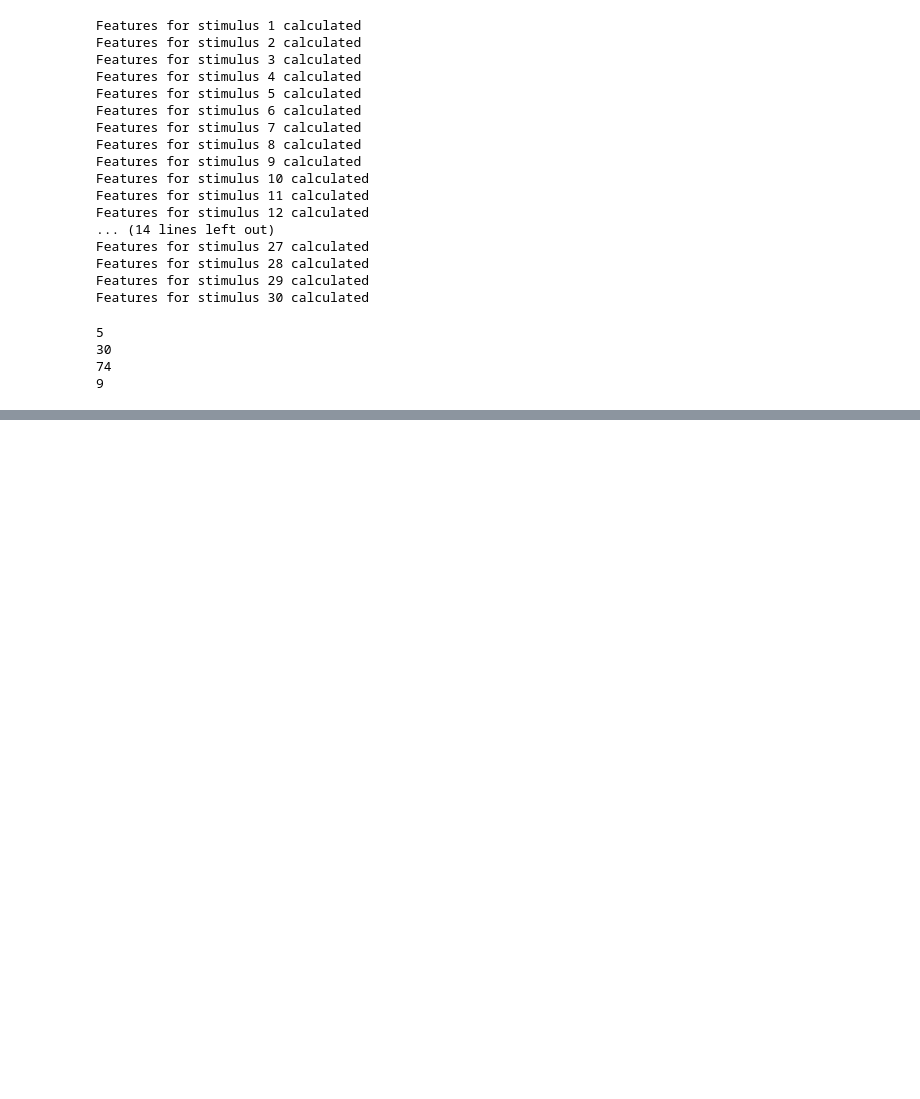
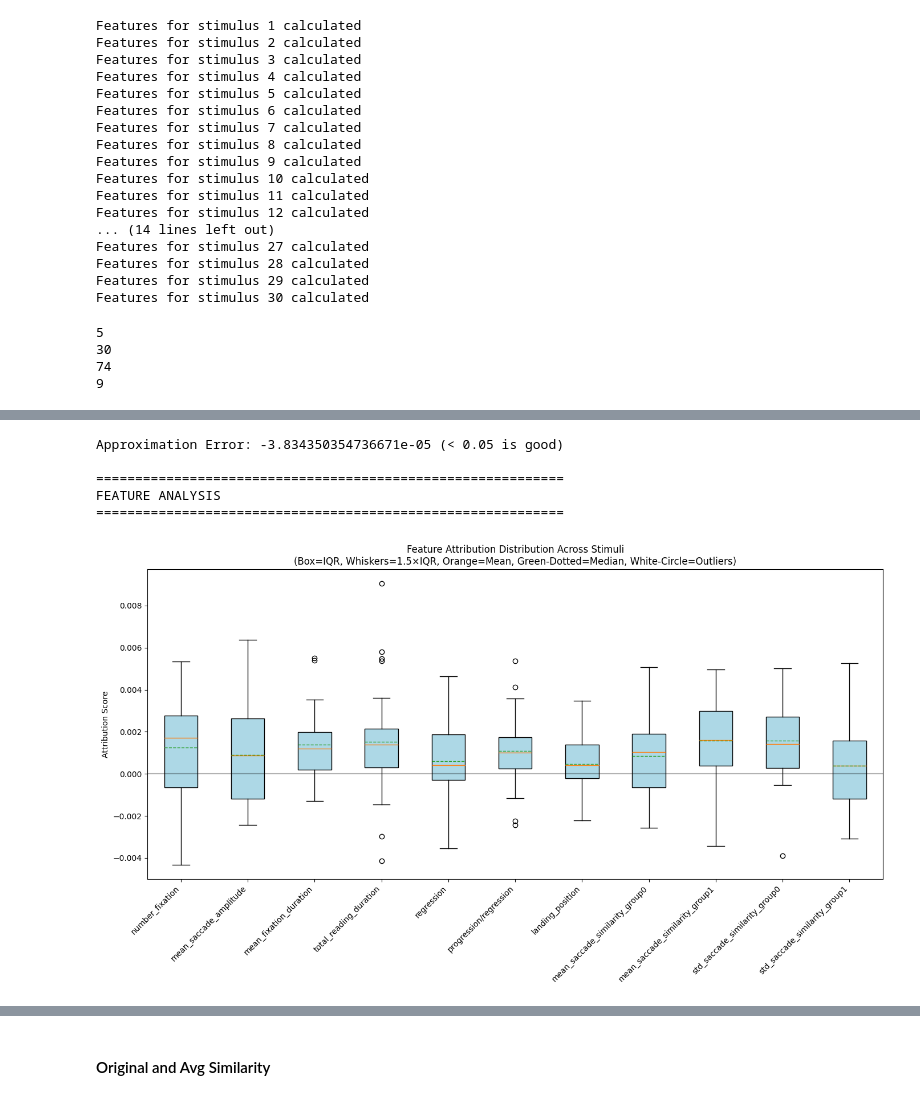
Before and after one commit to nicofilippucci/PyEyeSim, a Jupyter notebook: Notebooks/GrazDataVisualization2_Graz_cosine.ipynb, the cells around one changed output, grey strips where cells are left out. Saved outputs shown, nothing was run; the diff lists cells and outputs as text; code cells hidden in the pictures; blank space fills up the shorter version.

```diff
--- a/Notebooks/GrazDataVisualization2_Graz_cosine.ipynb
+++ b/Notebooks/GrazDataVisualization2_Graz_cosine.ipynb
@@ -785,0 +911,17 @@ print(len(test_Vals[0][0])) # 9 test subjects
+# %%
+import torch
+from sklearn.model_selection import StratifiedKFold
+from sklearn.metrics import accuracy_score, confusion_matrix
+from IPython.utils import io
+import numpy as np
+import torch.nn as nn
+import torch.optim as optim
+from sklearn.preprocessing import StandardScaler
+from sklearn.model_selection import train_test_split
+
+# Define the neural network
+class NN(nn.Module):
+    def __init__(self):
+        super(NN, self).__init__()
+    def forward(self, x):
+        return x
@@ -963,0 +1240,52 @@ False negatives: 0.0
+# %%
+feature_names = [
+    "number_fixation",
+    "mean_saccade_amplitude",
+    "mean_fixation_duration",
+    "total_reading_duration",
+    "regression",
+    "progression/regression",
+    "landing_position",
+    "mean_saccade_similarity_group0",
+    "mean_saccade_similarity_group1",
+    "std_saccade_similarity_group0",
+    "std_saccade_similarity_group1"
+]
+num_stimuli = 30
+attributions = []
+errors = []
+
+for i in range(len(results)):
+    input_tensor = results[i]['X_test']
+    target_class = results[i]['y_test']
+
+    att, err = explain_prediction(results[i]['model'], input_tensor, target_class)
+    attributions.append(att.squeeze().cpu().detach().numpy())
+    errors.append(err.cpu().numpy())
+
+# Average across folds
+attributions = np.array(attributions)
+attributions = attributions.mean(axis=0)  # Average across folds if needed
+
+if len(attributions.shape) > 1:
+    attributions = np.mean(attributions, axis=0)  # Average across subjects if needed
+
+# Reshape to get attribution matrix (features x stimuli)
+attribution_matrix = attributions.reshape(len(feature_names), num_stimuli)
+
+print(f"Approximation Error: {np.mean(errors)} (< 0.05 is good)")
+
+# Create visualizations
+print("\n" + "="*60)
+print("FEATURE ANALYSIS")
+print("="*60)
+
+# Box plot visualization
+visualize_attribution_boxplot(attribution_matrix, feature_names)
+# %% [output]
+Approximation Error: -3.834350354736671e-05 (< 0.05 is good)
+
+============================================================
+FEATURE ANALYSIS
+============================================================
+[figure, added]
@@ -964,2 +1305,4 @@ False negatives: 0.0
+# %% [markdown]
+#### Original and Avg Similarity
 # %%
 def vectorize(SimAndFeatureVals, subj, stim, vec):
```
Also changed, not shown: parts of 39 cells of this notebook, 2 other files.
